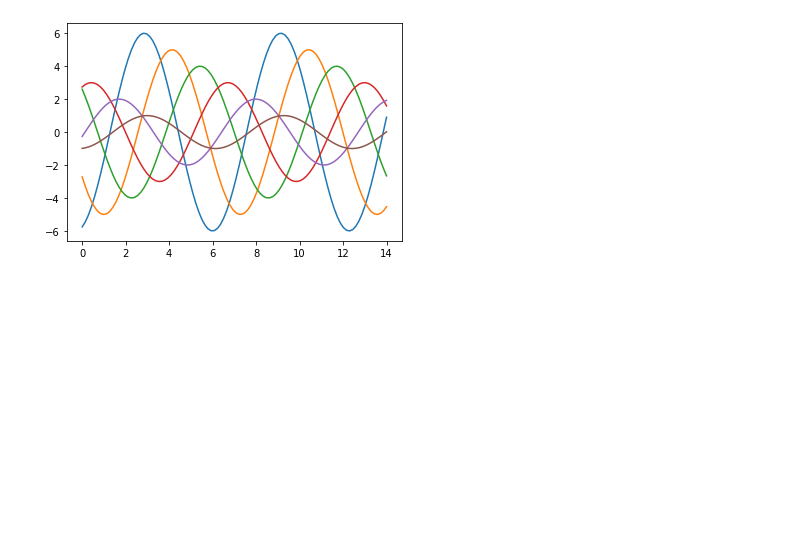
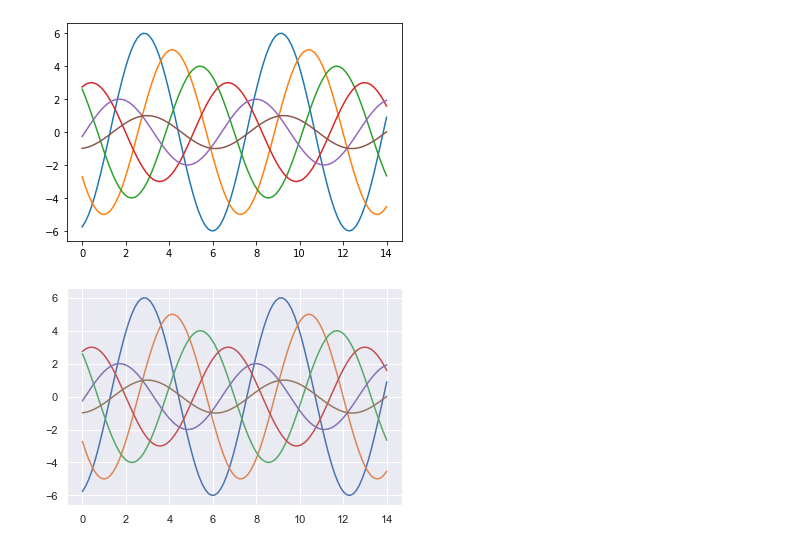
Before and after one commit to lixixi89055465/py_stu, a Jupyter notebook: tangyudi/base/seaborn/seaborn-01.ipynb, the cells around one changed output. Cells and saved outputs as stored; diff of their text form; code cells hidden in the pictures; blank space fills up the shorter version.

```diff
--- a/tangyudi/base/seaborn/seaborn-01.ipynb
+++ b/tangyudi/base/seaborn/seaborn-01.ipynb
@@ -12,3 +12,8 @@ def sinplot(flip=1):
 sinplot()
 # %% [output]
 [figure]
+# %%
+sns.set()
+sinplot()
+# %% [output]
+[figure, added]
```
Also changed, not shown: parts of 13 cells of this notebook.
